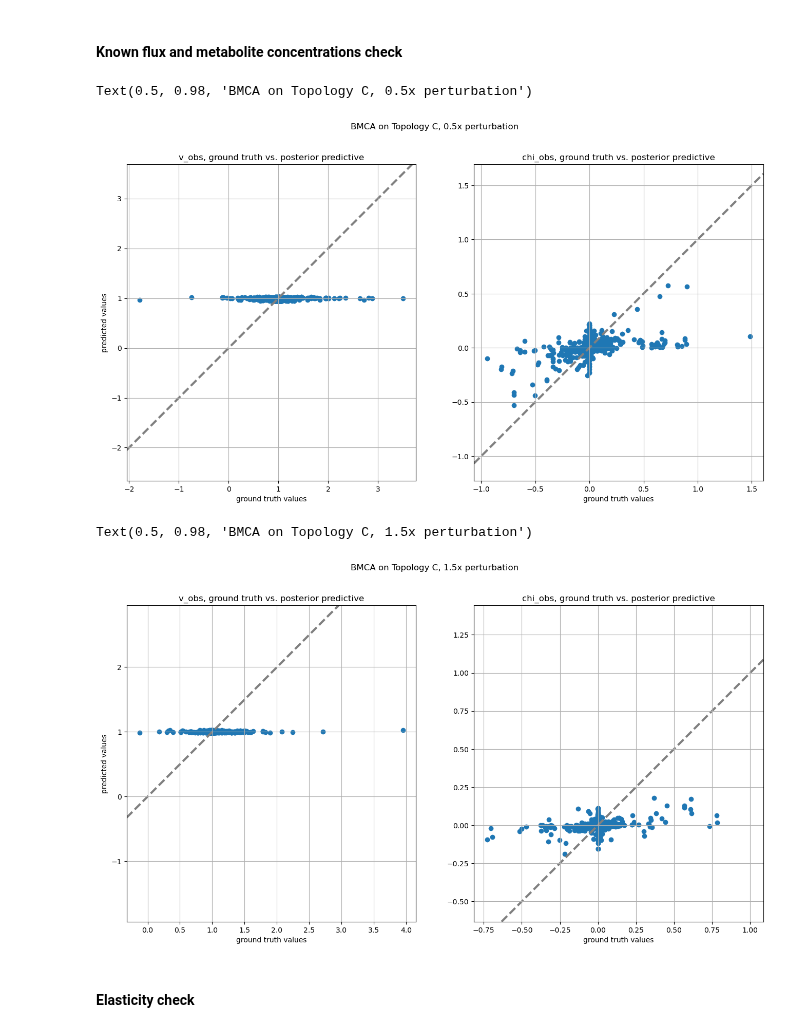
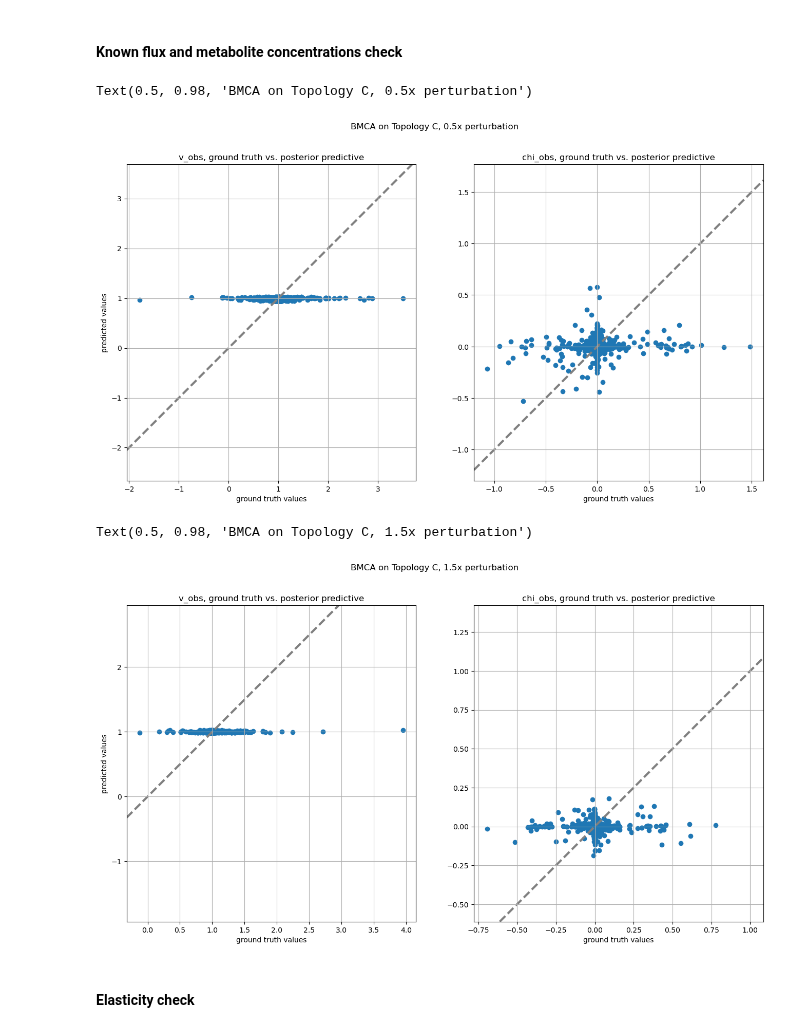
Before and after one commit to sys-bio/BMCA-pipeline, a Jupyter notebook: notebooks/topologyC/topologyC-omitInt50_emll.ipynb, the cells around one changed output. Drawn from its saved outputs; the diff is of its cells as text; code cells hidden in the pictures.

```diff
--- a/notebooks/topologyC/topologyC-omitInt50_emll.ipynb
+++ b/notebooks/topologyC/topologyC-omitInt50_emll.ipynb
@@ -40,7 +40,5 @@ r.steadyState()
 pt_levels = [0.5, 1.5]
 pt_labels = ['0.5x', '1.5x']
 # %%
-data05 = pd.read_csv('../../data/interim/generated_data/topologyC_1/TopologyC_0.5.csv')
-data15 = pd.read_csv('../../data/interim/generated_data/topologyC_1/TopologyC_1.5.csv')
-
-print(data05.shape)
+data05 = pd.read_csv('../../data/interim/generated_data/topologyC/TopologyC_0.5.csv')
+data15 = pd.read_csv('../../data/interim/generated_data/topologyC/TopologyC_1.5.csv')
@@ -210,32 +208,32 @@ arviz - WARNING - Shape validation failed: input_shape: (1, 1000), minimum_shape
 # %%
 # Create two subplots and unpack the output array immediately
 f, (ax1, ax2) = plt.subplots(1, 2, figsize=(16,8))
 
 ax1.set_aspect('equal', 'datalim')
-ax1.scatter(BMCA_obj05.vn.values, v_ppc05.values.reshape((68,-1)))
+ax1.scatter(BMCA_obj05.vn.values[1:,:], v_ppc05.values.reshape((68,-1)))
 ax1.axline([0, 0], [1, 1], c='gray', linestyle='dashed', zorder=1, linewidth=3)
 ax1.set_title('v_obs, ground truth vs. posterior predictive')
 ax1.set_xlabel('ground truth values')
 ax1.set_ylabel('predicted values')
 ax1.grid()
 
 ax2.set_aspect('equal', 'datalim')
-ax2.scatter(BMCA_obj05.xn.values, x_ppc05.values.reshape((68,-1)))
+ax2.scatter(BMCA_obj05.xn.values[1:,:], x_ppc05.values.reshape((68,-1)))
 ax2.axline([0, 0], [1, 1], c='gray', linestyle='dashed', zorder=1, linewidth=3)
 ax2.set_title('chi_obs, ground truth vs. posterior predictive')
 ax2.set_xlabel('ground truth values')
 ax2.grid()
 
 f.suptitle('BMCA on Topology C, 0.5x perturbation')
 # %% [output]
 Text(0.5, 0.98, 'BMCA on Topology C, 0.5x perturbation')
-[figure, old version]
+[figure, new version]
 # %%
 # Create two subplots and unpack the output array immediately
 f, (ax1, ax2) = plt.subplots(1, 2, figsize=(16,8))
 
 ax1.set_aspect('equal', 'datalim')
-ax1.scatter(BMCA_obj15.vn.values, v_ppc15.values.reshape((68,-1)))
+ax1.scatter(BMCA_obj15.vn.values[1:,:], v_ppc15.values.reshape((68,-1)))
 ax1.axline([0, 0], [1, 1], c='gray', linestyle='dashed', zorder=1, linewidth=3)
 ax1.set_title('v_obs, ground truth vs. posterior predictive')
 ax1.set_xlabel('ground truth values')
@@ -243,7 +241,7 @@ ax1.set_ylabel('predicted values')
 ax1.grid()
 
 ax2.set_aspect('equal', 'datalim')
-ax2.scatter(BMCA_obj15.xn.values, x_ppc15.values.reshape((68,-1)))
+ax2.scatter(BMCA_obj15.xn.values[1:,:], x_ppc15.values.reshape((68,-1)))
 ax2.axline([0, 0], [1, 1], c='gray', linestyle='dashed', zorder=1, linewidth=3)
 ax2.set_title('chi_obs, ground truth vs. posterior predictive')
 ax2.set_xlabel('ground truth values')
@@ -252,7 +250,7 @@ ax2.grid()
 f.suptitle('BMCA on Topology C, 1.5x perturbation')
 # %% [output]
 Text(0.5, 0.98, 'BMCA on Topology C, 1.5x perturbation')
-[figure, old version]
+[figure, new version]
 # %% [markdown]
 #### Elasticity check
 # %%
```
Also changed, not shown: parts of 16 cells of this notebook, 3 other files.
